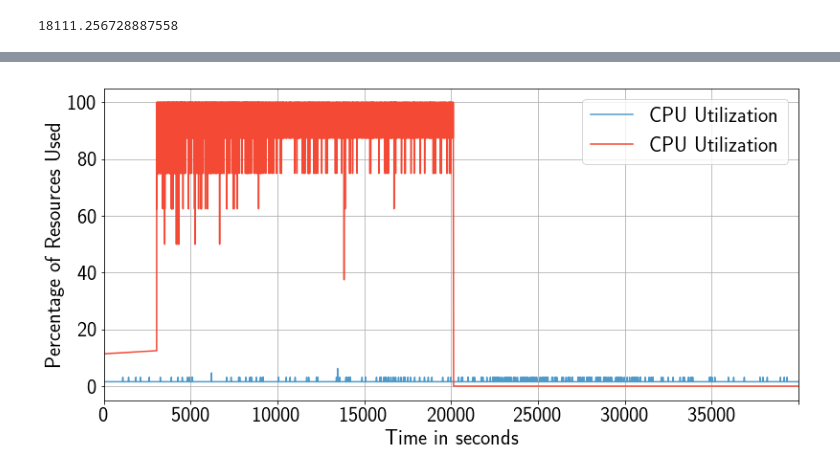
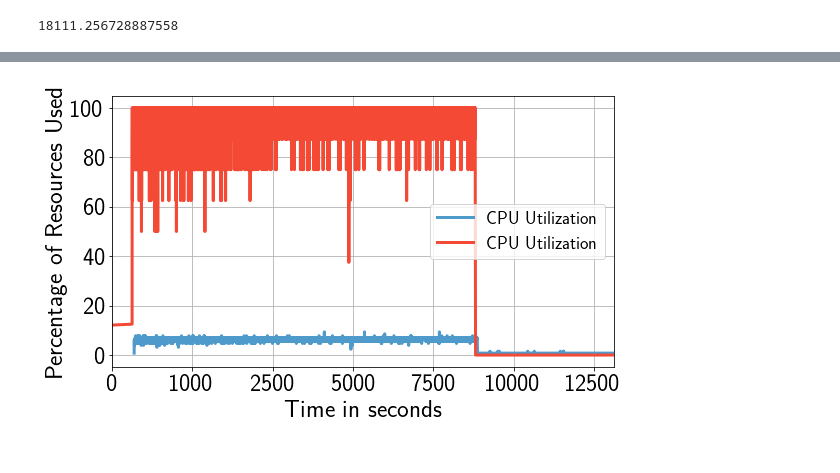
Before and after one commit to radical-experiments/iceberg_escience, a Jupyter notebook: Geolocation/Notebooks/Des1Des3ComparisonUtilization.ipynb, the cells around one changed output, grey strips where cells are left out. Saved outputs shown, nothing was run; the diff lists cells and outputs as text; code cells hidden in the pictures.

Commit message:
adding overheads figure

```diff
--- a/Geolocation/Notebooks/Des1Des3ComparisonUtilization.ipynb
+++ b/Geolocation/Notebooks/Des1Des3ComparisonUtilization.ipynb
@@ -332,29 +330,34 @@ for i in range(len(Design1GpuUtil)):
 # %%
 t = 35000
-fig,axis = plt.subplots(nrows=1,ncols=1,figsize=(13,6),sharex=True)
+#fig,axis = plt.subplots(nrows=1,ncols=1,figsize=(19,9),sharex=True)
+fig,axis = plt.subplots(nrows=1,ncols=1,figsize=(9,5),sharex=True)
 
-#_ = axis.plot(Design1CpuUtil[:,0]+200,(((Design1CpuUtil[:,1])/128.0)/1)*100,marker='',linestyle='-', label='CPU ', color=blues(150))
-#_ = axis.plot(Design1GpuUtil[:,0]-17500,(((Design1GpuUtil[:,1])/8.0)/1)*100,marker='',linestyle='-', label='CPU ', color=reds(150))
+_ = axis.plot(Design1CpuUtil[:,0]+550,(((Design1CpuUtil[:,1])/128.0)/1)*100,marker='',linestyle='-',linewidth=3, label='CPU Utilization', color=blues(150))
+_ = axis.plot(Design1GpuUtil[:,0]-17500,(((Design1GpuUtil[:,1])/8.0)/1)*100,marker='',linestyle='-',linewidth=3, label='CPU Utilization', color=reds(150))
 
 #_ = axis.plot(Design1CpuUtil[:,0]+900,(((Design1CpuUtil[:,1])/128.0)/1)*100,marker='',linestyle='-', label='CPU Utilization', color=blues(150))
 #_ = axis.plot(Design1GpuUtil[:,0]-17500,(((Design1GpuUtil[:,1])/8.0)/1)*100,marker='',linestyle='-', label='CPU Utilization', color=reds(150))
 
-_ = axis.plot(Design1CpuUtil[:,0]-16475,(((Design1CpuUtil[:,1]*2)/128.0)/1)*100,marker='',linestyle='-', label='CPU Utilization', color=blues(150))
-_ = axis.plot(Design1GpuUtil[:,0]-16475,(((Design1GpuUtil[:,1])/8.0)/1)*100,marker='',linestyle='-', label='CPU Utilization', color=reds(150))
+#_ = axis.plot(Design1CpuUtil[:,0]-16475,(((Design1CpuUtil[:,1]*2)/128.0)/1)*100,marker='',linestyle='-', label='CPU Utilization', color=blues(150))
+#_ = axis.plot(Design1GpuUtil[:,0]-16475,(((Design1GpuUtil[:,1])/8.0)/1)*100,marker='',linestyle='-', label='CPU Utilization', color=reds(150))
+
+#_ = axis.plot(Design1CpuUtil[:,0],(((Design1CpuUtil[:,1])/128.0)/1)*100,marker='',linestyle='-', label='CPU Utilization', color=blues(150))
+#_ = axis.plot(Design1GpuUtil[:,0]-16475,(((Design1GpuUtil[:,1])/8.0)/1)*100,marker='',linestyle='-', label='CPU Utilization', color=reds(150))
 
 
-_ = axis.set_ylabel('Percentage of Resources Used',fontsize=22)
-_ = axis.set_xlabel('Time in seconds',fontsize=22)
+_ = axis.set_ylabel('Percentage of Resources Used',fontsize=25)
+_ = axis.set_xlabel('Time in seconds',fontsize=25)
 _ = axis.grid('on')
 #axis.set_yscale('log')
-_ = axis.legend(fontsize=22)
-_ = axis.set_xlim(0,20000)
+_ = axis.legend(fontsize=18)
+_ = axis.set_xlim(0,12500)
 #_ = axis.set_ylim(1,10)
-axis.set_xticklabels(['0','5000', '10000', '15000', '20000', '25000', '30000', '35000'],fontsize=22)
+axis.set_xticklabels(['0','1000','2500', '5000', '7500', '10000', '12500'],fontsize=24)
+#_ = axis.set_xticklabels(axis.get_xticks().astype('int').tolist()*0+['0', '5000', '10000', '15000', '20000', '25000', '30000', '35000'],fontsize=26)
 #_ = axis.set_xticklabels(axis.get_xticks().astype('int').tolist(),fontsize=22)
-_ = axis.set_yticklabels(axis.get_yticks().astype('int').tolist(),fontsize=22)
+_ = axis.set_yticklabels(axis.get_yticks().astype('int').tolist(),fontsize=24)
 #_ = axis.set_title('Resource Utilization over time for Desing 1')
 
 fig.savefig('../Data/geo_Design1Utilization.pdf',dpi=800,bbox_inches='tight')
 # %% [output]
-[figure, old version]
+[figure, new version]
```
Also changed, not shown: parts of 11 cells of this notebook, 11 other files.
